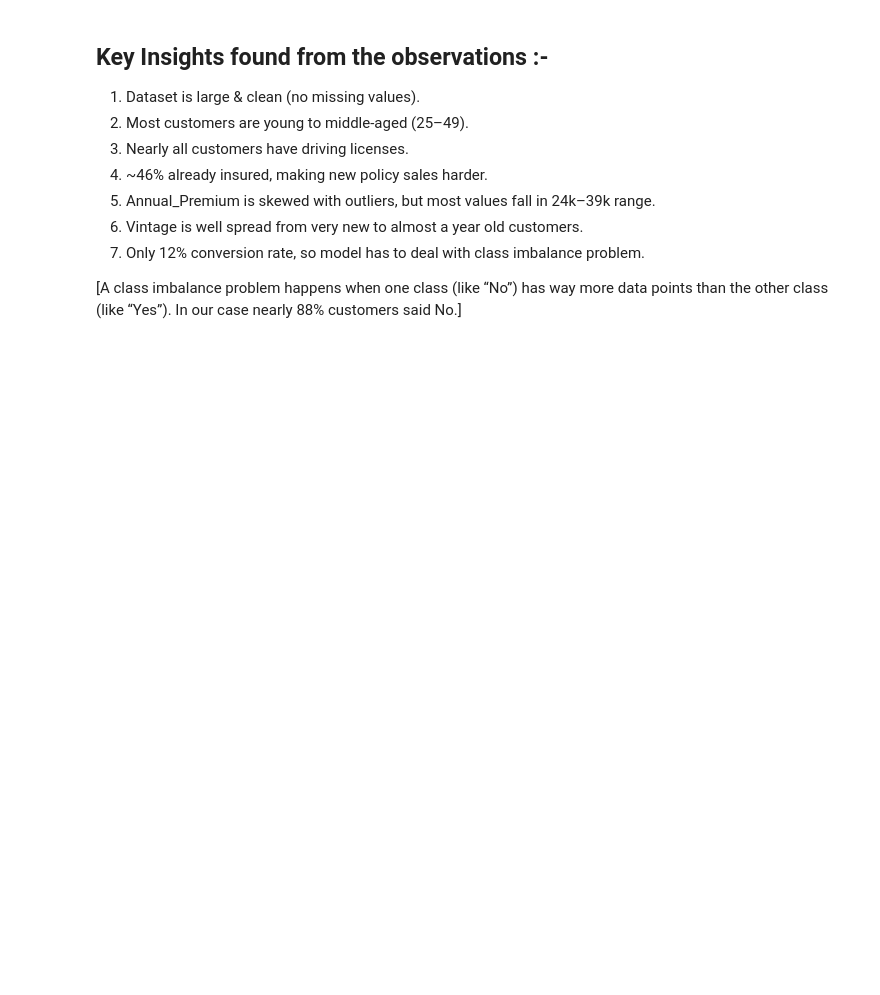
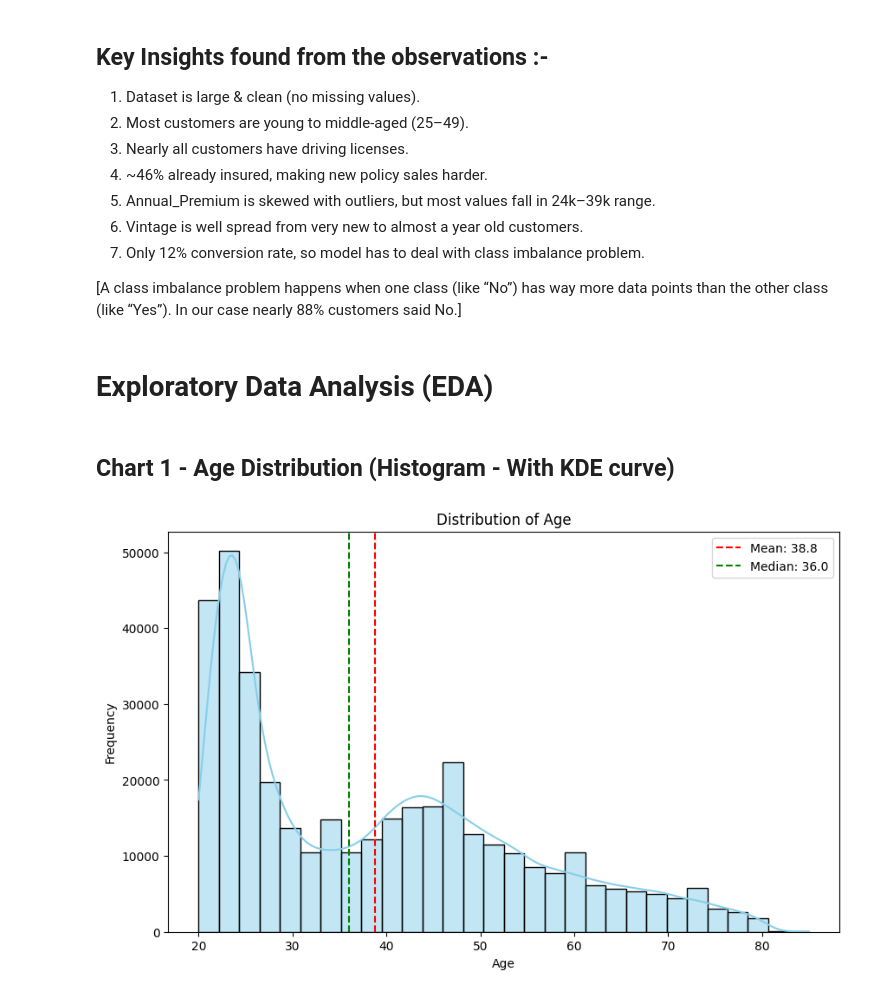
Before and after one commit to Ash99-commits/ML_Health_Insurance_Customers_CrossSell_Prediction, a Jupyter notebook: Health2Vehicle_CrossSell_Insurance_Prediction_by_Ashwani_Kumar_Patra.ipynb, the cells around one changed output. Cells and saved outputs as stored; diff of their text form; code cells hidden in the pictures; blank space fills up the shorter version.

Commit message:
Successfully visualized and driven insights from Chart 1 - Age Distribution (Histogram - With KDE curve).

```diff
--- a/Health2Vehicle_CrossSell_Insurance_Prediction_by_Ashwani_Kumar_Patra.ipynb
+++ b/Health2Vehicle_CrossSell_Insurance_Prediction_by_Ashwani_Kumar_Patra.ipynb
@@ -208,3 +209,27 @@ Observations found :-
 7. Only 12% conversion rate, so model has to deal with class imbalance problem.
 
 [A class imbalance problem happens when one class (like “No”) has way more data points than the other class (like “Yes”). In our case nearly 88% customers said No.]
+# %% [markdown]
+# Exploratory Data Analysis (EDA)
+# %% [markdown]
+## Chart 1 - Age Distribution (Histogram - With KDE curve)
+# %%
+plt.figure(figsize=(10, 6))
+sns.histplot(data['Age'], kde=True, color="skyblue", bins=30)
+
+# Adding Titles and labels
+plt.title('Distribution of Age')
+plt.xlabel('Age')
+plt.ylabel('Frequency')
+
+# Adding annotations (mean, median)
+mean_age = data['Age'].mean()
+median_age = data['Age'].median()
+
+plt.axvline(mean_age, color='red', linestyle='--', label=f'Mean: {mean_age:.1f}')
+plt.axvline(median_age, color='green', linestyle='--', label=f'Median: {median_age:.1f}')
+
+plt.legend()
+plt.show()
+# %% [output]
+[figure, added]
```
Also changed, not shown: parts of 8 cells of this notebook.
